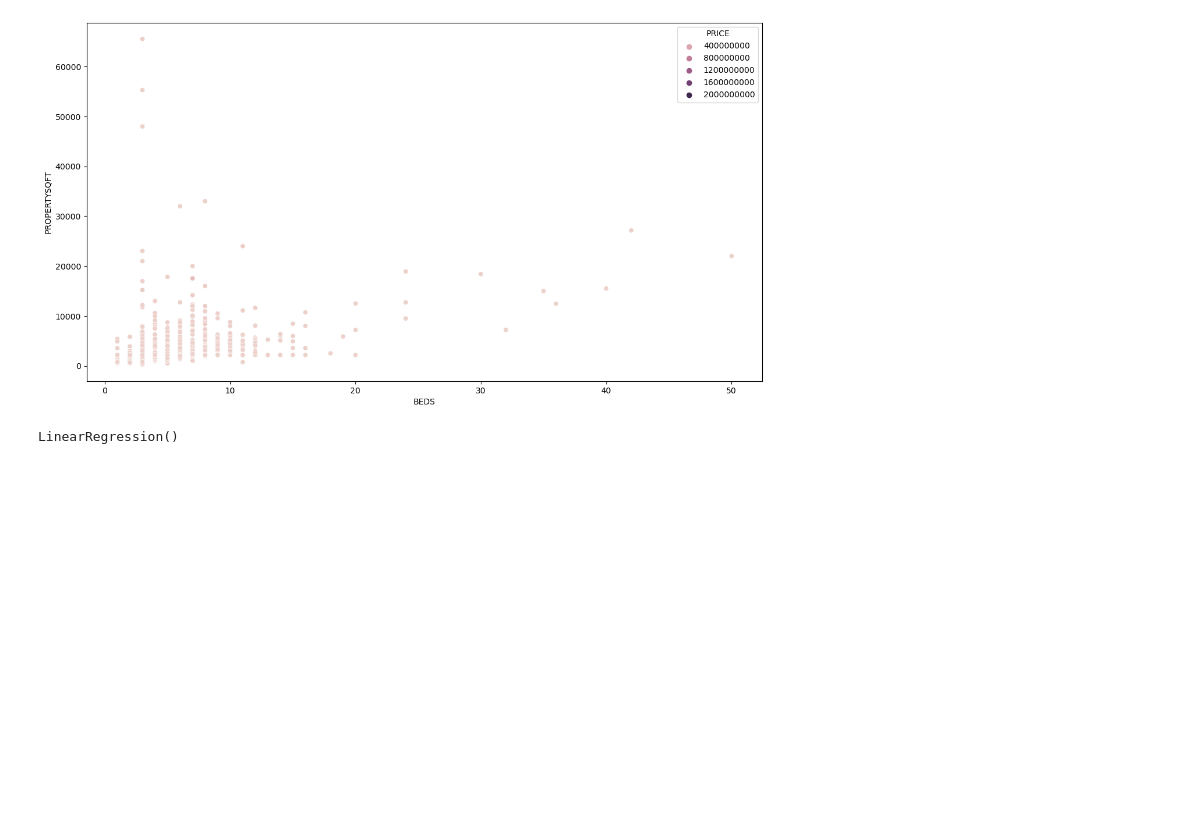
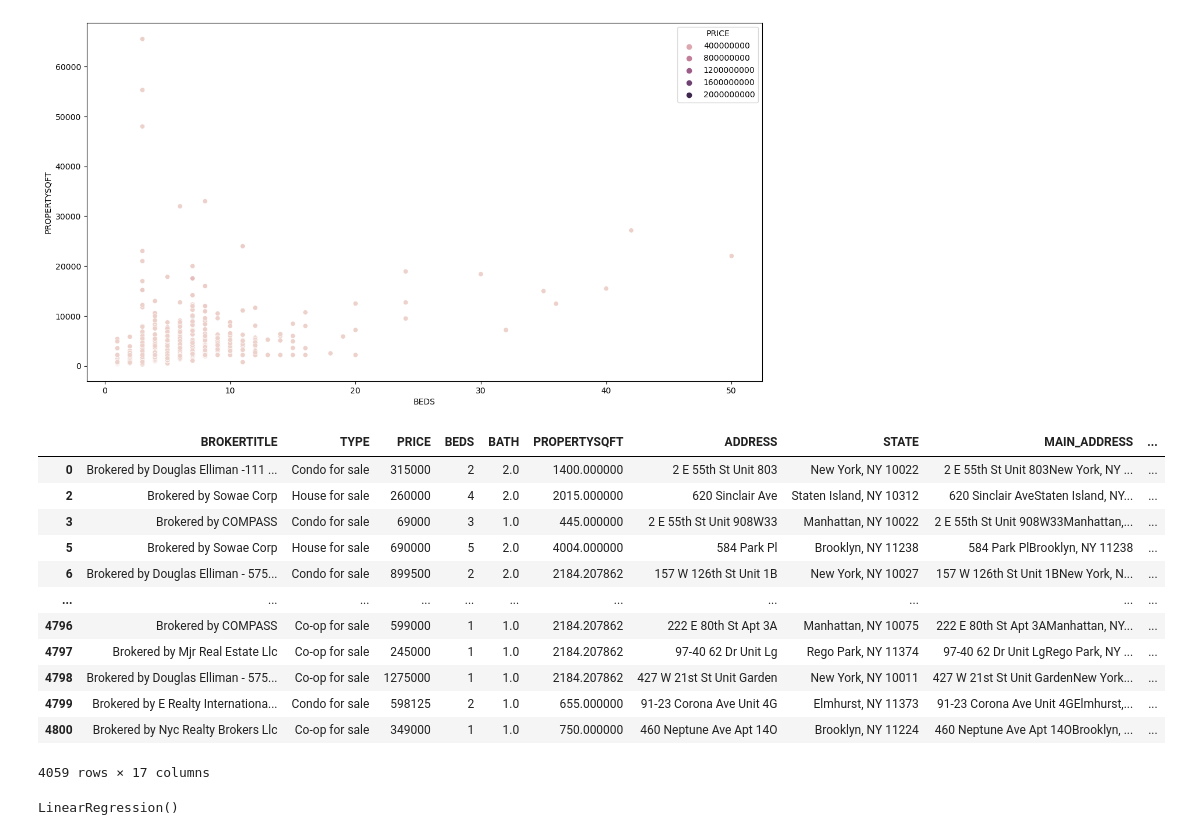
Before and after one commit to MaukanMir/NYC-Housing-Analysis, a Jupyter notebook: training.ipynb, the cells around one changed output. Cells and saved outputs as stored; diff of their text form; code cells hidden in the pictures; blank space fills up the shorter version.

Commit message:
Removing outliers to test model performance

```diff
--- a/training.ipynb
+++ b/training.ipynb
@@ -78,6 +78,31 @@ sns.scatterplot(x="BEDS", y ="PROPERTYSQFT", data = df, hue ="PRICE")
 # %% [output]
 <Axes: xlabel='BEDS', ylabel='PROPERTYSQFT'>
 [figure]
+# %%
+# Assuming df is your DataFrame and 'column' is the column you're inspecting
+Q1 = df['PRICE'].quantile(0.25)
+Q3 = df['PRICE'].quantile(0.75)
+IQR = Q3 - Q1
+
+# Define outliers as those outside of Q1 - 1.5 * IQR and Q3 + 1.5 * IQR
+outlier_condition = ((df['PRICE'] < (Q1 - 1.5 * IQR)) | (df['PRICE'] > (Q3 + 1.5 * IQR)))
+df_no_outliers = df[~outlier_condition]
+# %%
+df_no_outliers
+# %% [output]
+|  | BROKERTITLE | TYPE | PRICE | BEDS | BATH | PROPERTYSQFT | ADDRESS | STATE | MAIN_ADDRESS | ... |
+| 0 | Brokered by Douglas Elliman -111 ... | Condo for sale | 315000 | 2 | 2.0 | 1400.000000 | 2 E 55th St Unit 803 | New York, NY 10022 | 2 E 55th St Unit 803New York, NY ... | ... |
+| 2 | Brokered by Sowae Corp | House for sale | 260000 | 4 | 2.0 | 2015.000000 | 620 Sinclair Ave | Staten Island, NY 10312 | 620 Sinclair AveStaten Island, NY... | ... |
+| 3 | Brokered by COMPASS | Condo for sale | 69000 | 3 | 1.0 | 445.000000 | 2 E 55th St Unit 908W33 | Manhattan, NY 10022 | 2 E 55th St Unit 908W33Manhattan,... | ... |
+| 5 | Brokered by Sowae Corp | House for sale | 690000 | 5 | 2.0 | 4004.000000 | 584 Park Pl | Brooklyn, NY 11238 | 584 Park PlBrooklyn, NY 11238 | ... |
+| 6 | Brokered by Douglas Elliman - 575... | Condo for sale | 899500 | 2 | 2.0 | 2184.207862 | 157 W 126th St Unit 1B | New York, NY 10027 | 157 W 126th St Unit 1BNew York, N... | ... |
+| ... | ... | ... | ... | ... | ... | ... | ... | ... | ... | ... |
+| 4796 | Brokered by COMPASS | Co-op for sale | 599000 | 1 | 1.0 | 2184.207862 | 222 E 80th St Apt 3A | Manhattan, NY 10075 | 222 E 80th St Apt 3AManhattan, NY... | ... |
+| 4797 | Brokered by Mjr Real Estate Llc | Co-op for sale | 245000 | 1 | 1.0 | 2184.207862 | 97-40 62 Dr Unit Lg | Rego Park, NY 11374 | 97-40 62 Dr Unit LgRego Park, NY ... | ... |
+| 4798 | Brokered by Douglas Elliman - 575... | Co-op for sale | 1275000 | 1 | 1.0 | 2184.207862 | 427 W 21st St Unit Garden | New York, NY 10011 | 427 W 21st St Unit GardenNew York... | ... |
+| 4799 | Brokered by E Realty Internationa... | Condo for sale | 598125 | 2 | 1.0 | 655.000000 | 91-23 Corona Ave Unit 4G | Elmhurst, NY 11373 | 91-23 Corona Ave Unit 4GElmhurst,... | ... |
+| 4800 | Brokered by Nyc Realty Brokers Llc | Co-op for sale | 349000 | 1 | 1.0 | 750.000000 | 460 Neptune Ave Apt 14O | Brooklyn, NY 11224 | 460 Neptune Ave Apt 14OBrooklyn, ... | ... |
+4059 rows × 17 columns
 # %%
 
 scaler = StandardScaler()
```
